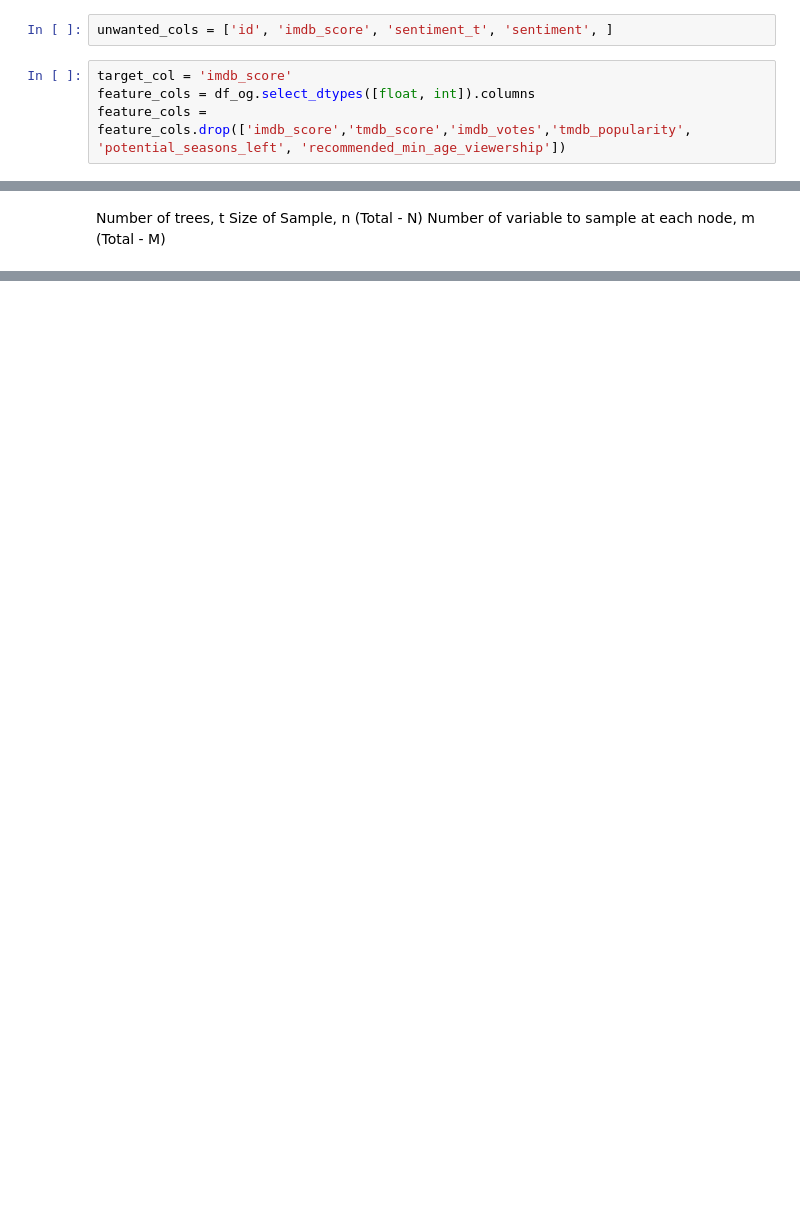
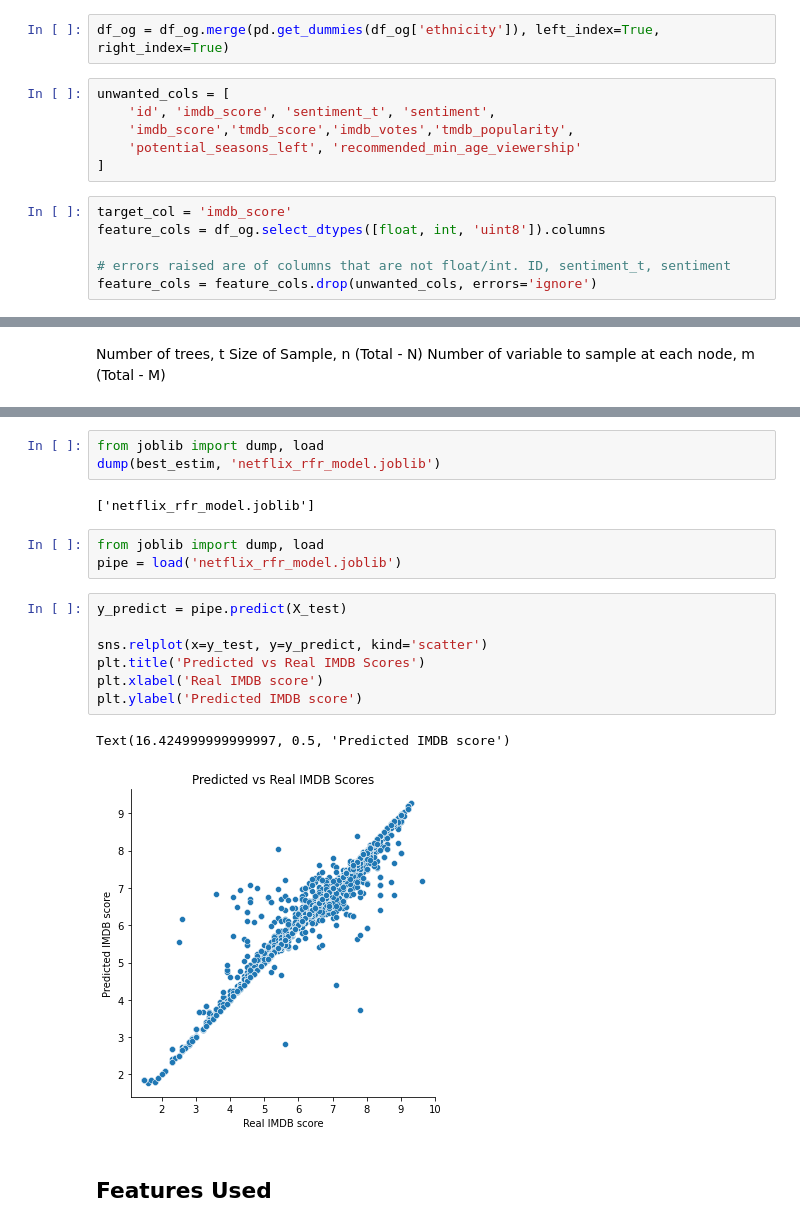
Before and after one commit to pomkos/netflix_catalogue, a Jupyter notebook: netflix_eda_ml.ipynb, the cells around one changed output, grey strips where cells are left out. Cells and saved outputs as stored; diff of their text form; blank space fills up the shorter version.

```diff
--- a/netflix_eda_ml.ipynb
+++ b/netflix_eda_ml.ipynb
@@ -22,6 +15,14 @@ df2 = df2[cols_other].dropna(subset=['imdb_votes'])
+# %%
+df_og = df_og.merge(pd.get_dummies(df_og['ethnicity']), left_index=True, right_index=True)
 # %%
-unwanted_cols = ['id', 'imdb_score', 'sentiment_t', 'sentiment', ]
+unwanted_cols = [
+    'id', 'imdb_score', 'sentiment_t', 'sentiment',
+    'imdb_score','tmdb_score','imdb_votes','tmdb_popularity',
+    'potential_seasons_left', 'recommended_min_age_viewership'
+]
 # %%
 target_col = 'imdb_score'
-feature_cols = df_og.select_dtypes([float, int]).columns
-feature_cols = feature_cols.drop(['imdb_score','tmdb_score','imdb_votes','tmdb_popularity', 'potential_seasons_left', 'recommended_min_age_viewership'])
+feature_cols = df_og.select_dtypes([float, int, 'uint8']).columns
+
+# errors raised are of columns that are not float/int. ID, sentiment_t, sentiment
+feature_cols = feature_cols.drop(unwanted_cols, errors='ignore')
@@ -169,0 +249,20 @@ Test set score: 0.98
+# %%
+from joblib import dump, load
+dump(best_estim, 'netflix_rfr_model.joblib')
+# %% [output]
+['netflix_rfr_model.joblib']
+# %%
+from joblib import dump, load
+pipe = load('netflix_rfr_model.joblib')
+# %%
+y_predict = pipe.predict(X_test)
+
+sns.relplot(x=y_test, y=y_predict, kind='scatter')
+plt.title('Predicted vs Real IMDB Scores')
+plt.xlabel('Real IMDB score')
+plt.ylabel('Predicted IMDB score')
+# %% [output]
+Text(16.424999999999997, 0.5, 'Predicted IMDB score')
+[figure, added]
+# %% [markdown]
+## Features Used
```
Also changed, not shown: parts of 34 cells of this notebook, 2 other files.
